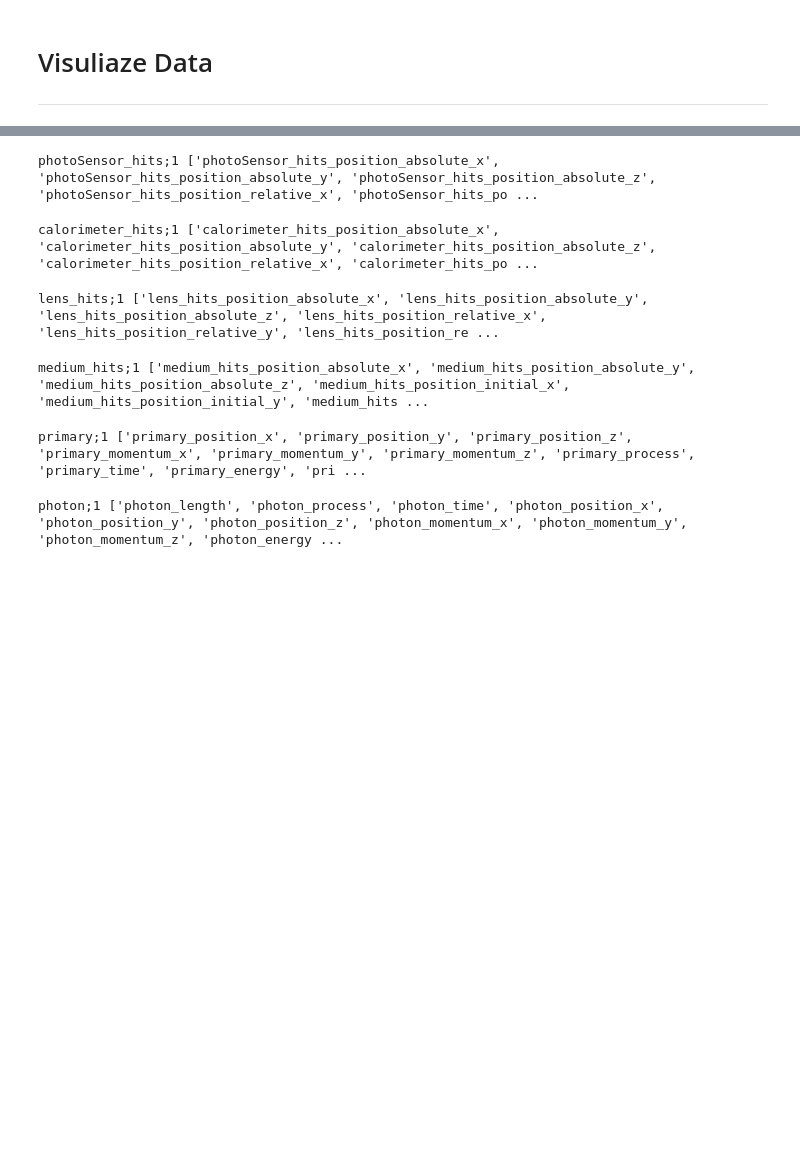
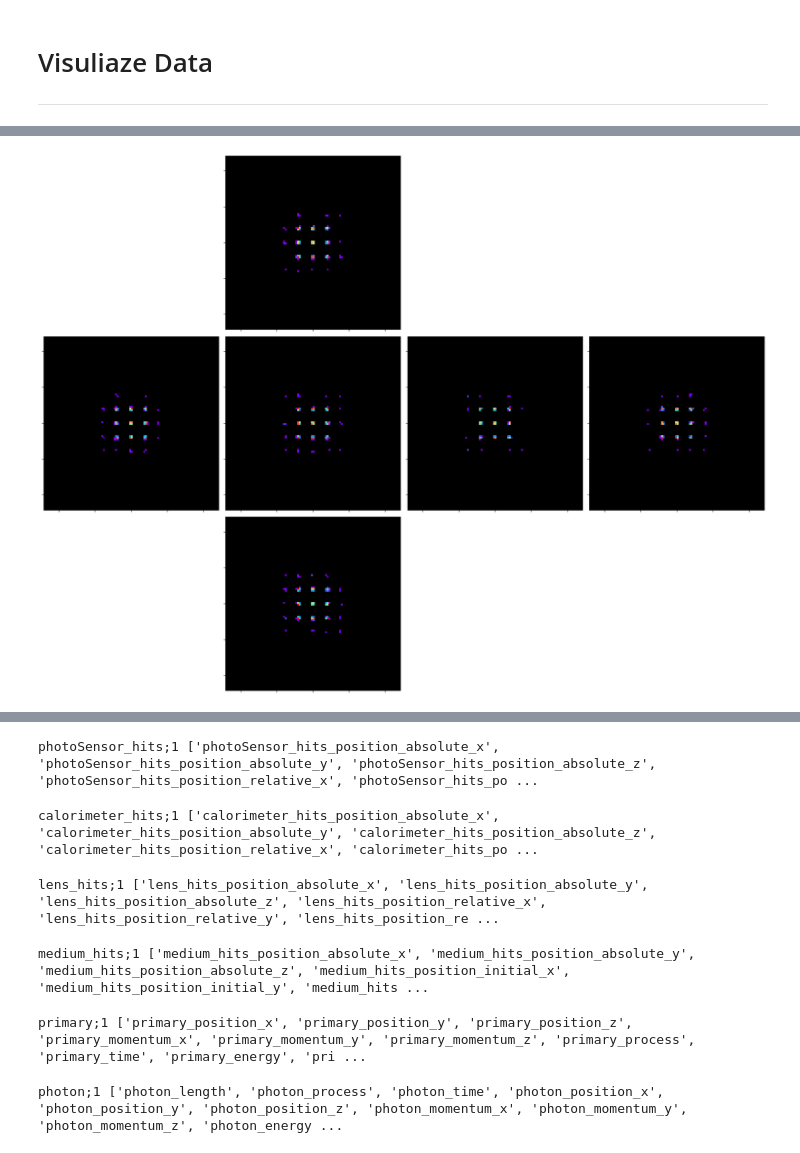
Before and after one commit to Noah-Everett/DSPS-Detector, a Jupyter notebook: analysis/preliminaryAnalysis.ipynb, the cells around one changed output, grey strips where cells are left out. Drawn from its saved outputs; the diff is of its cells as text; code cells hidden in the pictures; blank space fills up the shorter version.

```diff
--- a/analysis/preliminaryAnalysis.ipynb
+++ b/analysis/preliminaryAnalysis.ipynb
@@ -137,3 +138,87 @@ fig.show()
 rainbow = cm.rainbow(np.linspace(0, 1, 10))
 rainbow = np.insert(rainbow, 0, [0, 0, 0, 1], axis=0)
 rainbow_cmap = ListedColormap(rainbow)
+# %%
+treeName_photoSensor = 'photoSensor_hits;1'
+df_hits = pd.DataFrame(columns=['sensorName', 'sensorPosition', 'absolutePosition', 'relativePosition', 'sensorWall'])
+df_hits['sensorName'      ] = get_photosensor_hits_photosensor_ID      (file_input_name, treeName_photoSensor)
+df_hits['sensorPosition'  ] = get_photosensor_hits_photosensor_position(file_input_name, treeName_photoSensor)
+df_hits['absolutePosition'] = get_photosensor_hits_position_absolute   (file_input_name, treeName_photoSensor)
+df_hits['relativePosition'] = get_photosensor_hits_position_relative   (file_input_name, treeName_photoSensor)
+df_hits['sensorWall'      ] = get_photosensor_hits_photosensor_wall    (file_input_name, treeName_photoSensor)
+# %%
+fig, ax = plt.subplots(nrows=3, ncols=4, figsize=(20, 15))
+
+ax[0, 0].set_axis_off()
+ax[0, 2].set_axis_off()
+ax[0, 3].set_axis_off()
+ax[2, 0].set_axis_off()
+ax[2, 2].set_axis_off()
+ax[2, 3].set_axis_off()
+
+size = (1.21*1000, 1.21*1000)
+nBins = 100
+
+ax[0, 1].hist2d(
+    df_hits['absolutePosition'][df_hits['sensorWall'] == '+y'].apply(lambda x: x[0]),
+    df_hits['absolutePosition'][df_hits['sensorWall'] == '+y'].apply(lambda x: x[2]),
+    bins=nBins, range=[[-size[0], size[0]], [-size[1], size[1]]], cmap=rainbow_cmap, norm=None
+)
+ax[1, 0].hist2d(
+    df_hits['absolutePosition'][df_hits['sensorWall'] == '-x'].apply(lambda x: -x[2]),
+    df_hits['absolutePosition'][df_hits['sensorWall'] == '-x'].apply(lambda x:  x[1]),
+    bins=nBins, range=[[-size[1], size[1]], [-size[1], size[1]]], cmap=rainbow_cmap, norm=None
+)
+ax[1, 1].hist2d(
+    df_hits['absolutePosition'][df_hits['sensorWall'] == '-z'].apply(lambda x: x[0]),
+    df_hits['absolutePosition'][df_hits['sensorWall'] == '-z'].apply(lambda x: x[1]),
+    bins=nBins, range=[[-size[0], size[0]], [-size[0], size[0]]], cmap=rainbow_cmap, norm=None
+)
+ax[1, 2].hist2d(
+    df_hits['absolutePosition'][df_hits['sensorWall'] == '+x'].apply(lambda x: x[2]),
+    df_hits['absolutePosition'][df_hits['sensorWall'] == '+x'].apply(lambda x: x[1]),
+    bins=nBins, range=[[-size[1], size[1]], [-size[1], size[1]]], cmap=rainbow_cmap, norm=None
+)
+ax[1, 3].hist2d(
+    df_hits['absolutePosition'][df_hits['sensorWall'] == '+z'].apply(lambda x: -x[0]),
+    df_hits['absolutePosition'][df_hits['sensorWall'] == '+z'].apply(lambda x:  x[1]),
+    bins=nBins, range=[[-size[0], size[0]], [-size[0], size[0]]], cmap=rainbow_cmap, norm=None
+)
+ax[2, 1].hist2d(
+    df_hits['absolutePosition'][df_hits['sensorWall'] == '-y'].apply(lambda x:  x[0]),
+    df_hits['absolutePosition'][df_hits['sensorWall'] == '-y'].apply(lambda x: -x[2]),
+    bins=nBins, range=[[-size[0], size[0]], [-size[1], size[1]]], cmap=rainbow_cmap, norm=None
+)
+
+ax[0, 1].set_xlim(-size[0], size[0])
+ax[0, 1].set_ylim(-size[1], size[1])
+ax[1, 0].set_xlim(-size[1], size[1])
+ax[1, 0].set_ylim(-size[1], size[1])
+ax[1, 1].set_xlim(-size[0], size[0])
+ax[1, 1].set_ylim(-size[0], size[0])
+ax[1, 2].set_xlim(-size[1], size[1])
+ax[1, 2].set_ylim(-size[1], size[1])
+ax[1, 3].set_xlim(-size[0], size[0])
+ax[1, 3].set_ylim(-size[0], size[0])
+ax[2, 1].set_xlim(-size[0], size[0])
+ax[2, 1].set_ylim(-size[1], size[1])
+
+ax[0, 1].set_xticklabels([])
+ax[0, 1].set_yticklabels([])
+ax[1, 0].set_xticklabels([])
+ax[1, 0].set_yticklabels([])
+ax[1, 1].set_xticklabels([])
+ax[1, 1].set_yticklabels([])
+ax[1, 2].set_xticklabels([])
+ax[1, 2].set_yticklabels([])
+ax[1, 3].set_xticklabels([])
+ax[1, 3].set_yticklabels([])
+ax[2, 1].set_xticklabels([])
+ax[2, 1].set_yticklabels([])
+
+fig.tight_layout(h_pad=0.5, w_pad=0.5)
+
+plt.savefig('../figures/absolutePosition_eventDisplay.pdf', format='pdf', bbox_inches='tight')
+plt.show()
+# %% [output]
+[figure, added]
```
Also changed, not shown: parts of 14 cells of this notebook, 32 other files.
